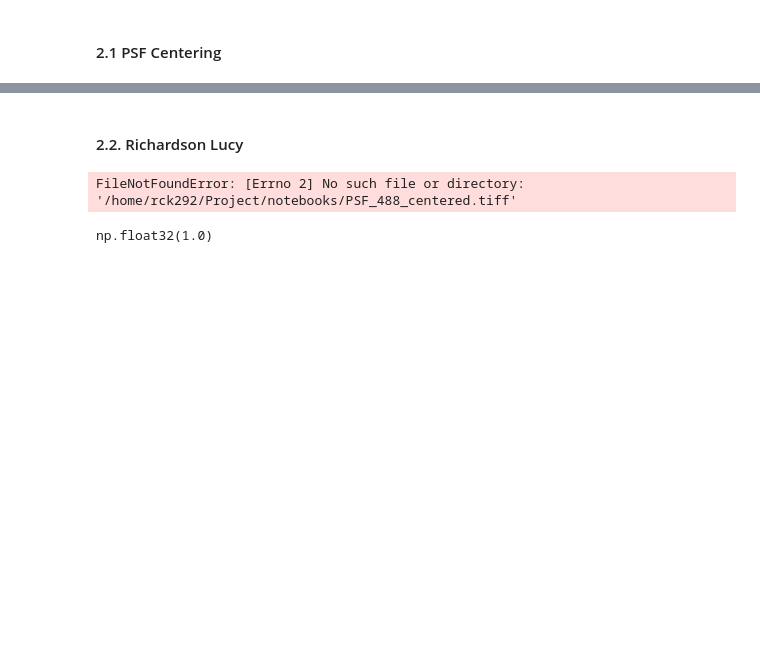
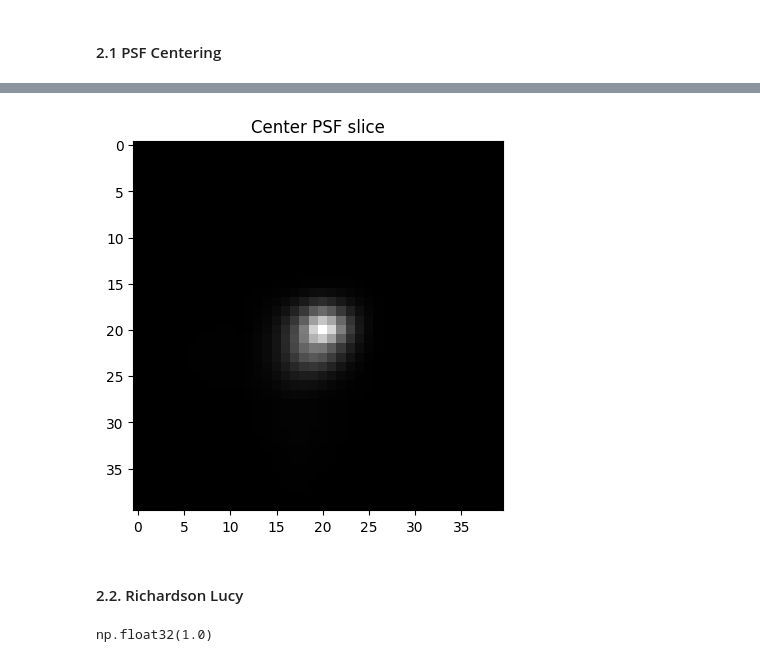
Before and after one commit to llloretta/connexin-pipeline, a Jupyter notebook: notebooks/1_1_preprocessing.ipynb, the cells around one changed output, grey strips where cells are left out. Cells and saved outputs as stored; diff of their text form; code cells hidden in the pictures; blank space fills up the shorter version.

```diff
--- a/notebooks/1_1_preprocessing.ipynb
+++ b/notebooks/1_1_preprocessing.ipynb
@@ -101,4 +125,6 @@ print("normalized sum should be 1: ", psf_normalized.sum())
 # %%
-stackview.imshow(psf_normalized[psf_normalized.shape[0]//2], colormap='gray', title="Center PSF slice")
+stackview.imshow(psf_normalized[psf_normalized.shape[0]//2], colormap='gray', title="Center PSF slice", axes = True)
+# %% [output]
+[figure, added]
 # %%
 # save psf
@@ -107,12 +133,10 @@ io.imsave(Path(BASE_DIR/'data'/'experimental_PSF'/f"{psf_name}_centered.tiff"),
 #### 2.2. Richardson Lucy
 # %%
 #load centered and normalized PSF
-psf_centered = io.imread('PSF_488_centered.tiff')
+psf_centered = io.imread(BASE_DIR/'data'/'preprocessed'/'PSF_488_centered.tiff')
 
 # load background substracted image
-background_subtracted_rolling = io.imread('data/raw/exeperimentalPSF/PSF_488_centered.tiff')
+background_subtracted_rolling = io.imread(BASE_DIR/'data'/'preprocessed'/'background_removed_img.tiff')
-# %% [output]
-FileNotFoundError: [Errno 2] No such file or directory: '/home/rck292/Project/notebooks/PSF_488_centered.tiff'
 # %%
 #check if noramlized [0,1]
 psf_normalized = psf_centered / psf_centered.sum()
```
Also changed, not shown: parts of 23 cells of this notebook.
